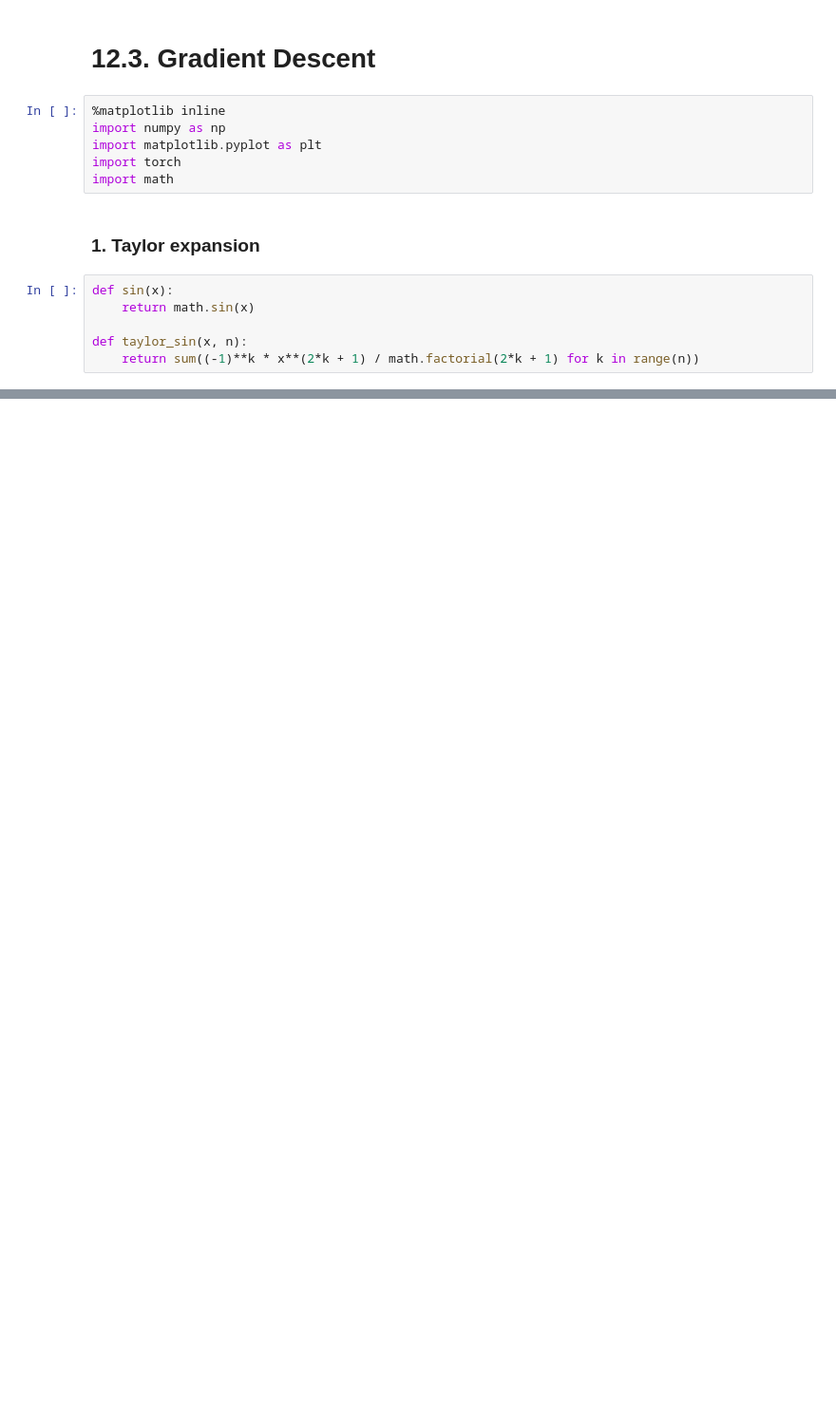
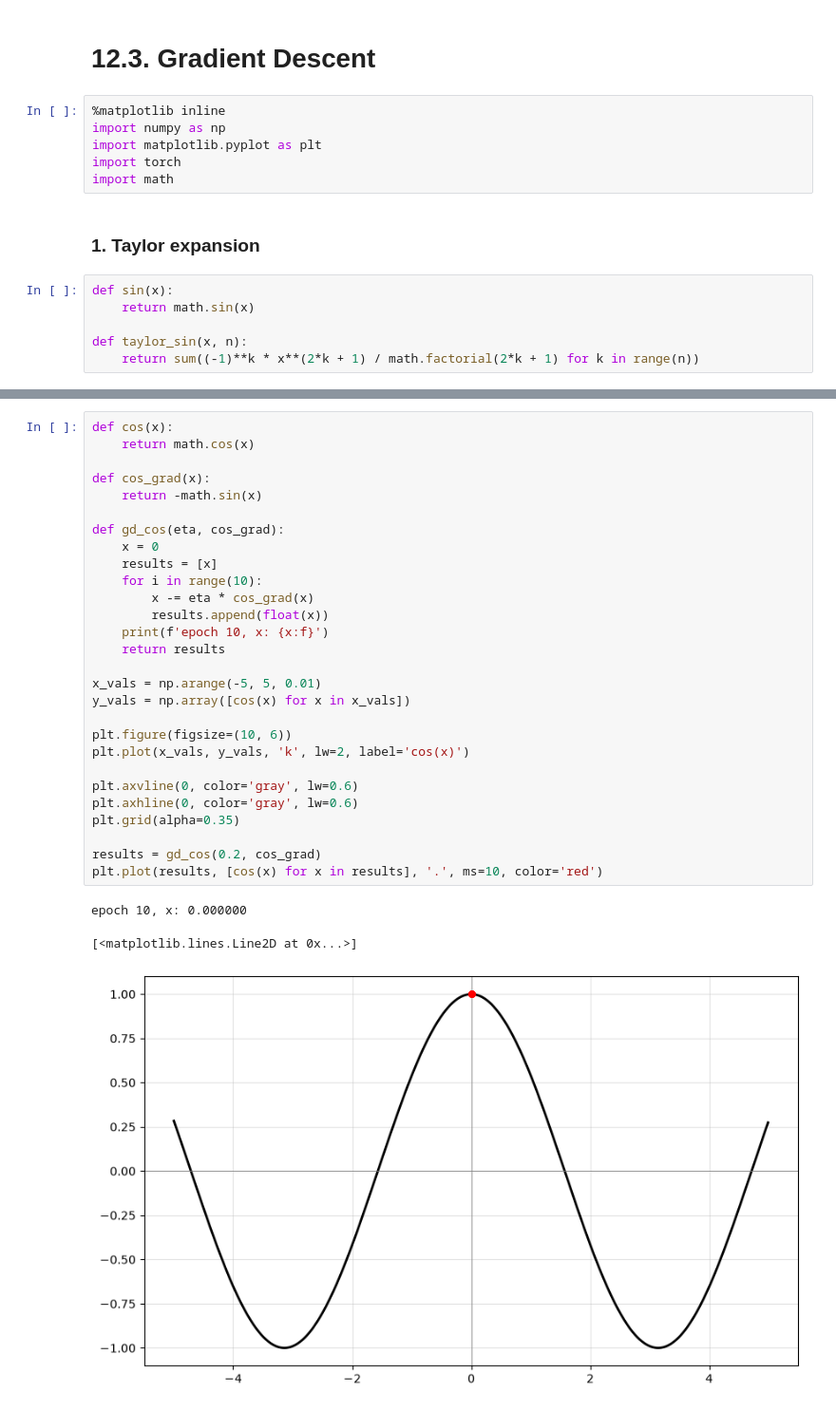
Before and after one commit to M4rselo/dl-forge, a Jupyter notebook: notebooks/12_3_Gradient_Descent.ipynb, the cells around one changed output, grey strips where cells are left out. Shown at 95% size. Cells and saved outputs as stored; diff of their text form; blank space fills up the shorter version.

```diff
--- a/notebooks/12_3_Gradient_Descent.ipynb
+++ b/notebooks/12_3_Gradient_Descent.ipynb
@@ -33,0 +66,32 @@ plt.show()
+# %%
+def cos(x):
+    return math.cos(x)
+
+def cos_grad(x):
+    return -math.sin(x)
+
+def gd_cos(eta, cos_grad):
+    x = 0
+    results = [x]
+    for i in range(10):
+        x -= eta * cos_grad(x)
+        results.append(float(x))
+    print(f'epoch 10, x: {x:f}')
+    return results
+
+x_vals = np.arange(-5, 5, 0.01)
+y_vals = np.array([cos(x) for x in x_vals])
+
+plt.figure(figsize=(10, 6))
+plt.plot(x_vals, y_vals, 'k', lw=2, label='cos(x)')
+
+plt.axvline(0, color='gray', lw=0.6)
+plt.axhline(0, color='gray', lw=0.6)
+plt.grid(alpha=0.35)
+
+results = gd_cos(0.2, cos_grad)
+plt.plot(results, [cos(x) for x in results], '.', ms=10, color='red')
+# %% [output]
+epoch 10, x: 0.000000
+[<matplotlib.lines.Line2D at 0x...>]
+[figure, added]
```
Also changed, not shown: parts of 11 cells of this notebook, 1 other file.
